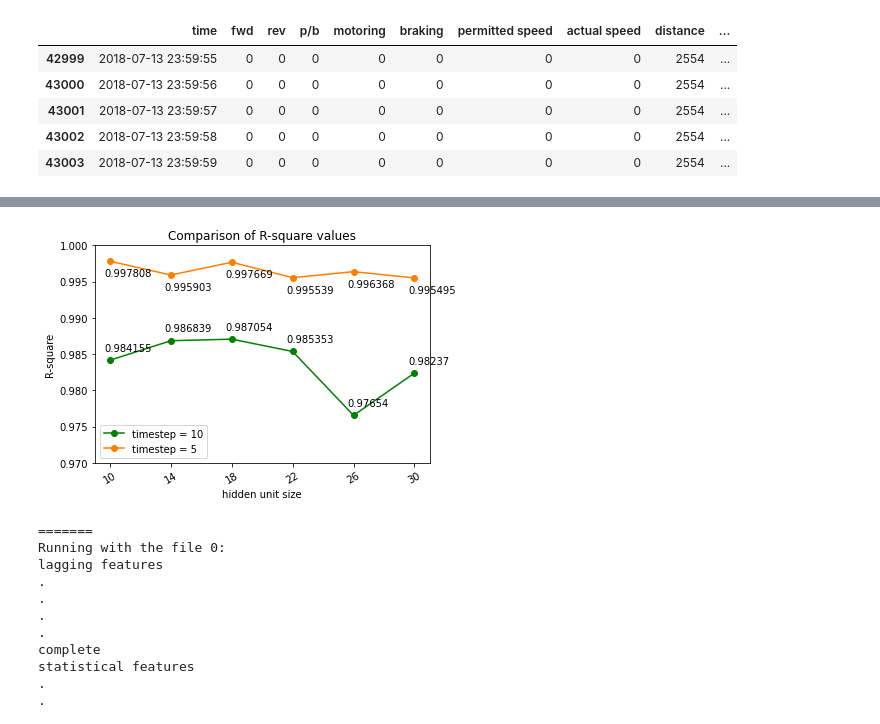
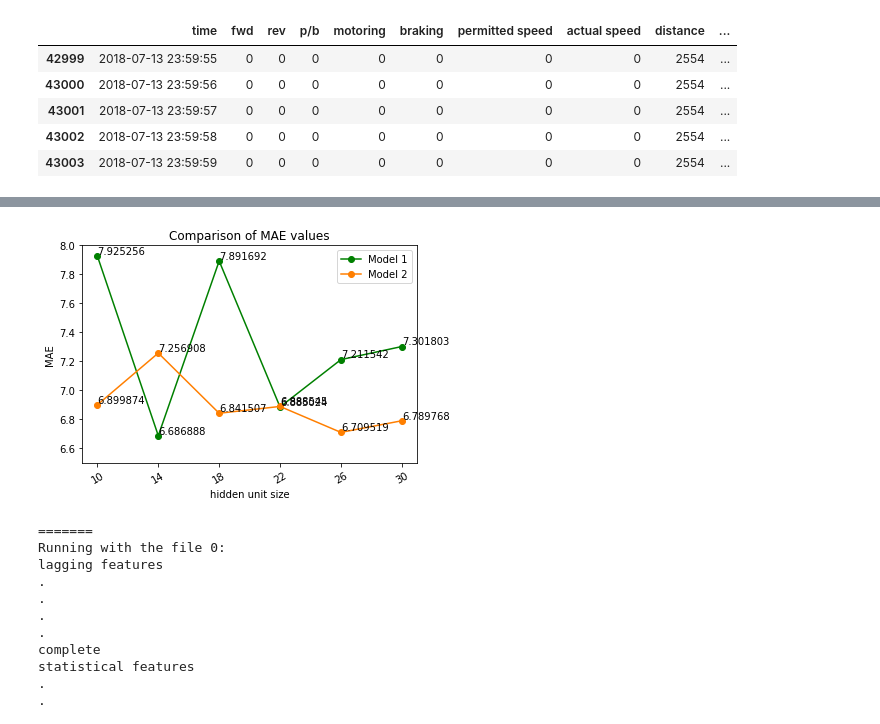
Before and after one commit to Liberatedwinner/rncTrainLSTM, a Jupyter notebook: code/Untitled.ipynb, the cells around one changed output, grey strips where cells are left out. Drawn from its saved outputs; the diff is of its cells as text; code cells hidden in the pictures.

```diff
--- a/code/Untitled.ipynb
+++ b/code/Untitled.ipynb
@@ -277,18 +277,21 @@ fig.patch.set_facecolor('white')
 ax = fig.add_subplot(1,1,1)        # (a,b,c) : a행 b열의 c번째에 subplot 생성
 
 # plot 그리기
-graph_switch = 'R' # R or M
+graph_switch = 'M' # R or M
 
 if graph_switch == 'R':
     # R-square
-    x = [0.984155, 0.986839, 0.987054, 0.985353, 0.976540, 0.982370]
-    y = [0.997808, 0.995903, 0.997669, 0.995539, 0.996368, 0.995495]
+#     x = [0.984155, 0.986839, 0.987054, 0.985353, 0.976540, 0.982370]
+#     y = [0.997808, 0.995903, 0.997669, 0.995539, 0.996368, 0.995495]
+    x = [0.999719, 0.999724, 0.999703, 0.999751, 0.999756, 0.999731]
+    y = [0.999754, 0.999761, 0.999746, 0.999764, 0.999767, 0.999768]
 
 elif graph_switch == 'M':
     # MAE
-    x = [2.557902, 2.077027, 2.355539, 2.326874, 2.791779, 2.512525]
-    y = [1.010268, 1.161985, 1.032149, 1.289326, 1.102973, 1.279223]
-
+#     x = [2.557902, 2.077027, 2.355539, 2.326874, 2.791779, 2.512525]
+#     y = [1.010268, 1.161985, 1.032149, 1.289326, 1.102973, 1.279223]
+    x = [7.925256, 6.686888, 7.891692, 6.885024, 7.211542, 7.301803]
+    y = [6.899874, 7.256908, 6.841507, 6.888545, 6.709519, 6.789768]
 data = pd.DataFrame(x,
                     columns=['timestep=10'])
 data2 = pd.DataFrame(y,
@@ -300,45 +303,49 @@ line2 = ax.plot(data2['timestep=5'], color='#FF7F00', label='timestep=5', marker
 if graph_switch == 'R':
     ax.set_title('Comparison of R-square values') # plot 제목 설정
     ax.set_ylabel('R-square')   # y축 이름
-    ax.set_ylim([0.97, 1])            # y축 범위
-    plt.legend(['timestep = 10', 'timestep = 5'], loc='lower left')
+#     ax.set_ylim([0.97, 1])            # y축 범위
+#     plt.legend(['timestep = 10', 'timestep = 5'], loc='lower left')
+    ax.set_ylim([0.9997, 0.9998])
+    plt.legend(['Model 1', 'Model 2'])
 
     for idx, value in enumerate(x):
-        plt.text(idx-0.1, x[idx]+0.001, x[idx],
+        plt.text(idx, x[idx], x[idx],
              horizontalalignment='left',
              verticalalignment='bottom')
     for idx, value in enumerate(y):
-        plt.text(idx-0.1, y[idx]-0.001, y[idx],
+        plt.text(idx, y[idx], y[idx],
              horizontalalignment='left',
              verticalalignment='top')
 
 elif graph_switch == 'M':
     ax.set_title('Comparison of MAE values')
     ax.set_ylabel('MAE')
-    ax.set_ylim([1, 3])
-    plt.legend(['timestep = 10', 'timestep = 5'], loc='center right')
+#     ax.set_ylim([1, 3])
+#     plt.legend(['timestep = 10', 'timestep = 5'], loc='center right')
+    ax.set_ylim([6.5, 8])
+    plt.legend(['Model 1', 'Model 2'])
 
     for idx, value in enumerate(x):
-        plt.text(idx-0.1, x[idx]+0.05, x[idx],
+        plt.text(idx, x[idx], x[idx],
              horizontalalignment='left',
              verticalalignment='bottom')
     for idx, value in enumerate(y):
-        plt.text(idx-0.1, y[idx]+0.05, y[idx],
+        plt.text(idx, y[idx], y[idx],
              horizontalalignment='left',
              verticalalignment='bottom')
 
 ax.set_xlabel('hidden unit size')   # x축 이름
 ax.set_xticks([0, 1, 2, 3, 4, 5])   # x축 눈금 지정(정수)
 ax.set_xticklabels(['10', '14', '18', '22', '26', '30'], rotation=30, fontsize=10)    # x축 눈금 지정(문자열)
 
 
 
 if graph_switch == 'R':
-    plt.savefig('R-square.png', transparent=False)
+    plt.savefig('R-square1.png', transparent=False)
 elif graph_switch == 'M':
-    plt.savefig('MAE.png', transparent=False)
+    plt.savefig('MAE1.png', transparent=False)
 # %% [output]
-[figure, old version]
+[figure, new version]
 # %%
 import numpy as np
 import pandas as pd
```
Also changed, not shown: 3 other files.
